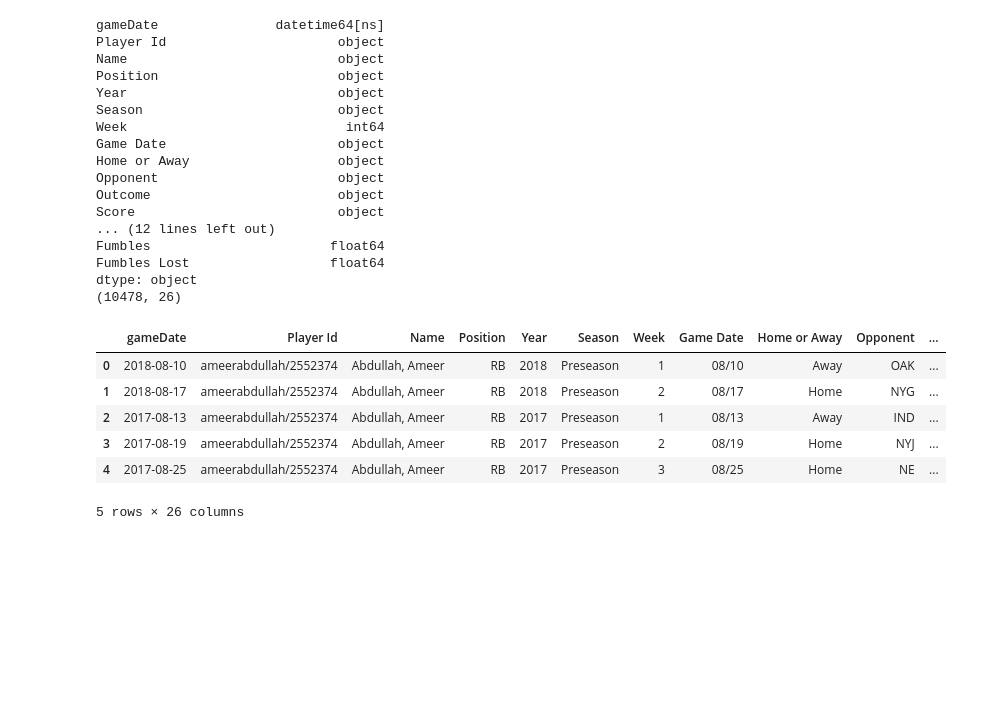
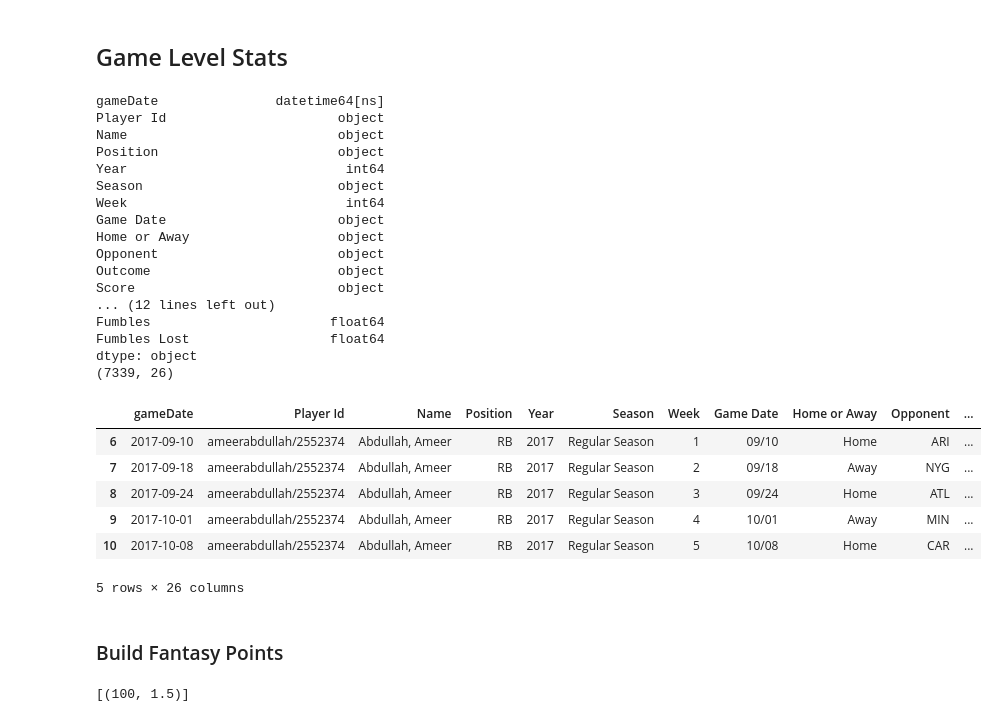
Before and after one commit to steveyang90/NFL-Statistics-Scrape, a Jupyter notebook: raw-data-eda.ipynb, the cells around one changed output. Cells and saved outputs as stored; diff of their text form; code cells hidden in the pictures; blank space fills up the shorter version.

```diff
--- a/raw-data-eda.ipynb
+++ b/raw-data-eda.ipynb
@@ -15,34 +416,43 @@ assert DATAPATH.exists()
+# %% [markdown]
+## Game Level Stats
 # %%
 df_rb = pd.read_csv(DATAPATH/'Game_Logs_Runningback.csv',
                     na_values='--',
                     parse_dates={'gameDate' : ['Game Date', 'Year']},
                     keep_date_col=True
                     )
+df_rb['Year'] = df_rb['Year'].astype(np.int)
+df_rb['Longest Rushing Run'] = pd.to_numeric(df_rb['Longest Rushing Run'].str.replace('T',''))
+df_rb['Longest Reception'] = pd.to_numeric(df_rb['Longest Reception'].str.replace('T',''))
+df_rb = df_rb[df_rb['Season'] == 'Regular Season']
+
 print(df_rb.dtypes)
 print(df_rb.shape)
 df_rb.head()
 # %% [output]
 gameDate               datetime64[ns]
 Player Id                      object
 Name                           object
 Position                       object
-Year                           object
+Year                            int64
 Season                         object
 Week                            int64
 Game Date                      object
 Home or Away                   object
 Opponent                       object
 Outcome                        object
 Score                          object
 ... (12 lines left out)
 Fumbles                       float64
 Fumbles Lost                  float64
 dtype: object
-(10478, 26)
+(7339, 26)
 |  | gameDate | Player Id | Name | Position | Year | Season | Week | Game Date | Home or Away | Opponent | ... |
-| 0 | 2018-08-10 | ameerabdullah/2552374 | Abdullah, Ameer | RB | 2018 | Preseason | 1 | 08/10 | Away | OAK | ... |
-| 1 | 2018-08-17 | ameerabdullah/2552374 | Abdullah, Ameer | RB | 2018 | Preseason | 2 | 08/17 | Home | NYG | ... |
-| 2 | 2017-08-13 | ameerabdullah/2552374 | Abdullah, Ameer | RB | 2017 | Preseason | 1 | 08/13 | Away | IND | ... |
-| 3 | 2017-08-19 | ameerabdullah/2552374 | Abdullah, Ameer | RB | 2017 | Preseason | 2 | 08/19 | Home | NYJ | ... |
-| 4 | 2017-08-25 | ameerabdullah/2552374 | Abdullah, Ameer | RB | 2017 | Preseason | 3 | 08/25 | Home | NE | ... |
+| 6 | 2017-09-10 | ameerabdullah/2552374 | Abdullah, Ameer | RB | 2017 | Regular Season | 1 | 09/10 | Home | ARI | ... |
+| 7 | 2017-09-18 | ameerabdullah/2552374 | Abdullah, Ameer | RB | 2017 | Regular Season | 2 | 09/18 | Away | NYG | ... |
+| 8 | 2017-09-24 | ameerabdullah/2552374 | Abdullah, Ameer | RB | 2017 | Regular Season | 3 | 09/24 | Home | ATL | ... |
+| 9 | 2017-10-01 | ameerabdullah/2552374 | Abdullah, Ameer | RB | 2017 | Regular Season | 4 | 10/01 | Away | MIN | ... |
+| 10 | 2017-10-08 | ameerabdullah/2552374 | Abdullah, Ameer | RB | 2017 | Regular Season | 5 | 10/08 | Home | CAR | ... |
 5 rows × 26 columns
+# %% [markdown]
+### Build Fantasy Points
@@ -48,0 +498,4 @@ dtype: object
+# %%
+[points_map['Receiving Bonus 1']]
+# %% [output]
+[(100, 1.5)]
```
Also changed, not shown: parts of 43 cells of this notebook, 2 other files.
